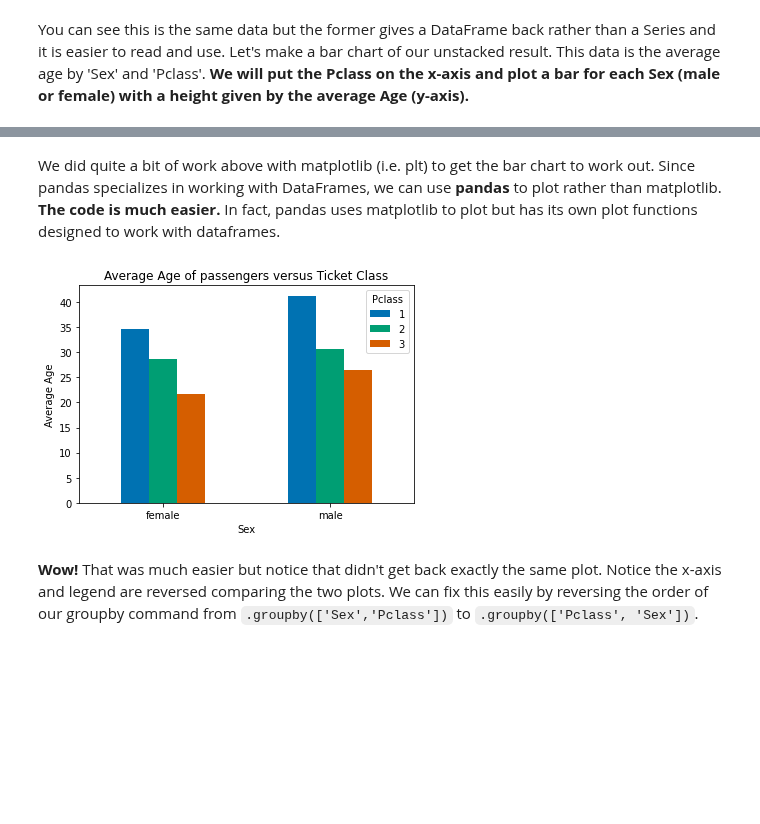
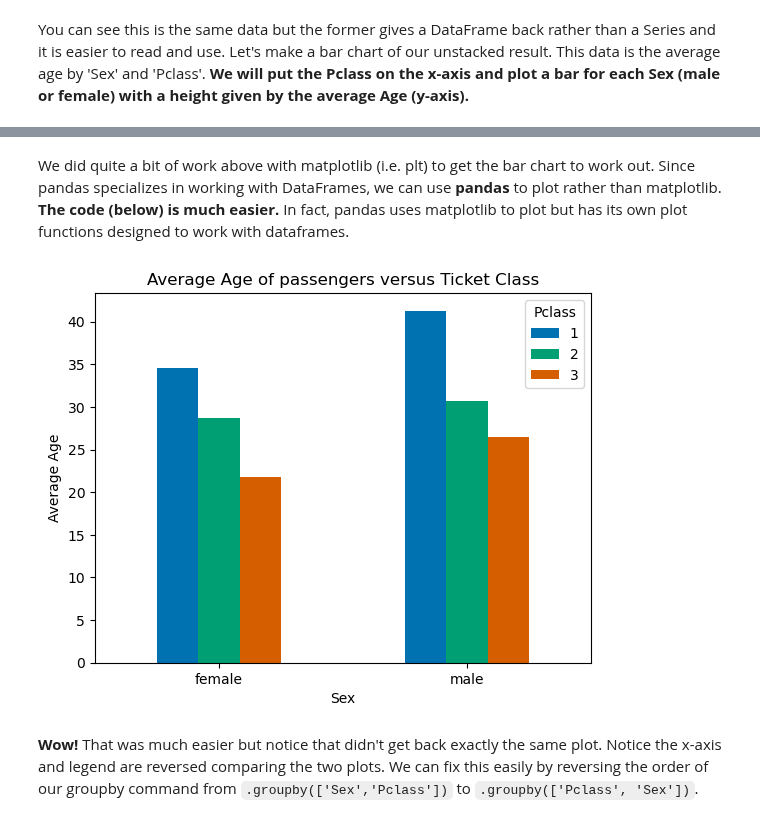
Before and after one commit to sgcorcoran/Python-for-MSE, a Jupyter notebook: lessons_3114/04_closer_look_at_pandas.ipynb, the cells around one changed output, grey strips where cells are left out. Saved outputs shown, nothing was run; the diff lists cells and outputs as text; code cells hidden in the pictures; blank space fills up the shorter version.

Commit message:
fix 3114 lesson 4 method of using pandas pie and bar

```diff
--- a/lessons_3114/04_closer_look_at_pandas.ipynb
+++ b/lessons_3114/04_closer_look_at_pandas.ipynb
@@ -253,15 +259,16 @@ plt.show()
 # %% [markdown]
-We did quite a bit of work above with matplotlib (i.e. plt) to get the bar chart to work out.  Since pandas specializes in working with DataFrames, we can use **pandas** to plot rather than matplotlib.  **The code is much easier.** In fact, pandas uses matplotlib to plot but has its own plot functions designed to work with dataframes.
+We did quite a bit of work above with matplotlib (i.e. plt) to get the bar chart to work out.  Since pandas specializes in working with DataFrames, we can use **pandas** to plot rather than matplotlib.  **The code (below) is much easier.** In fact, pandas uses matplotlib to plot but has its own plot functions designed to work with dataframes.
 # %%
 dataforbar=data.groupby(['Sex','Pclass']).mean().unstack().loc[:,'Age']
 
-ax=dataforbar.plot.bar(rot=0)
-ax.set_ylabel("Average Age")
-ax.set_title('Average Age of passengers versus Ticket Class')
+fig1, ax0 = plt.subplots()
+dataforbar.plot.bar(ax=ax0,rot=0) # again notice that the axis name, ax0, goes inside the bar() function
+ax0.set_ylabel("Average Age")
+ax0.set_title('Average Age of passengers versus Ticket Class')
 
 plt.show()
 # %% [output]
-[figure, old version]
+[figure, new version]
 # %% [markdown]
 **Wow!**  That was much easier but notice that didn't get back exactly the same plot. Notice the x-axis and legend are reversed comparing the two plots.  We can fix this easily by reversing the order of our groupby command from `.groupby(['Sex','Pclass'])` to `.groupby(['Pclass', 'Sex'])`.
 # %%
```
Also changed, not shown: parts of 13 cells of this notebook, 2 other files.
